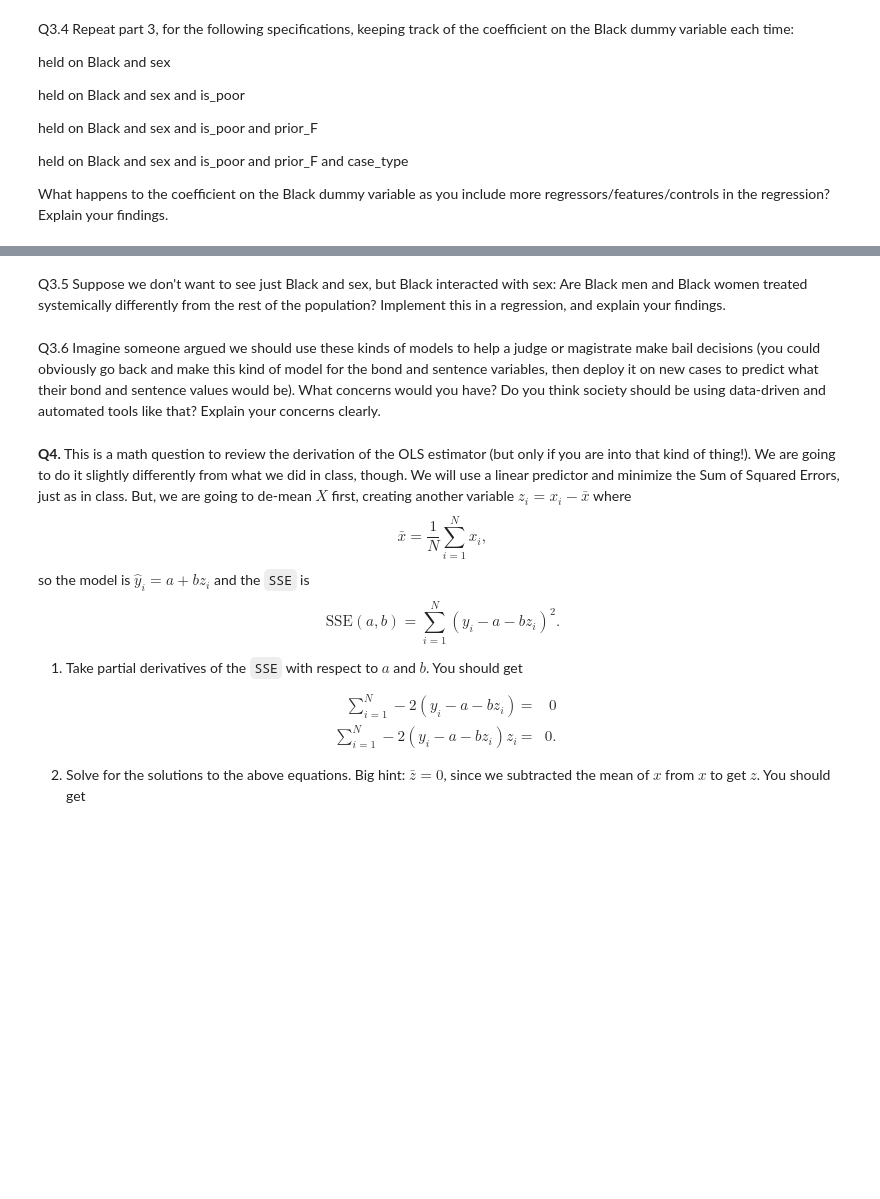
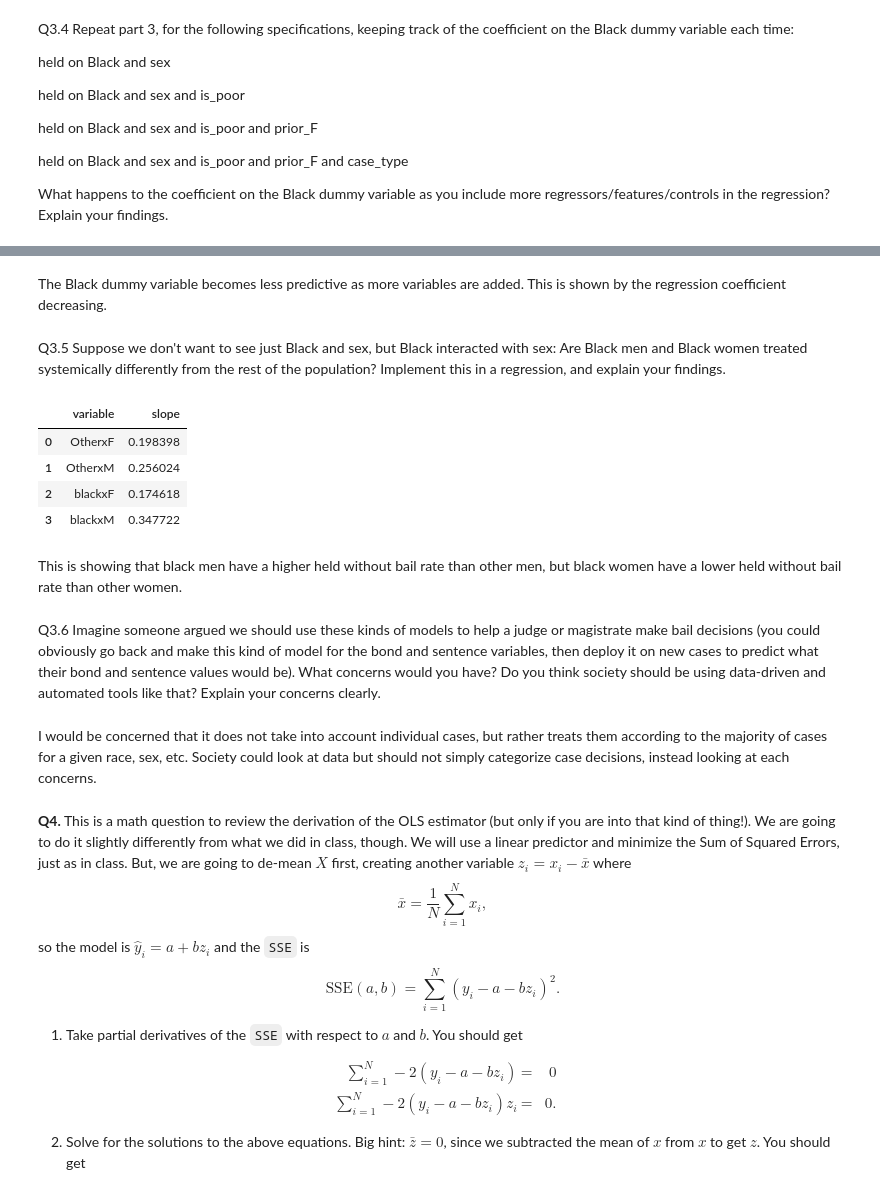
Before and after one commit to vnewsome/linearRegression, a Jupyter notebook: assignment.ipynb, the cells around one changed output, grey strips where cells are left out. Saved outputs shown, nothing was run; the diff lists cells and outputs as text; code cells hidden in the pictures; blank space fills up the shorter version.

```diff
--- a/assignment.ipynb
+++ b/assignment.ipynb
@@ -398,7 +409,27 @@ TypeError: Feature names are only supported if all input features have string na
+# %% [markdown]
+The Black dummy variable becomes less predictive as more variables are added. This is shown by the regression coefficient decreasing.
 # %% [markdown]
 Q3.5 Suppose we don't want to see just Black and sex, but Black interacted with sex: Are Black men and Black women treated systemically differently from the rest of the population? Implement this in a regression, and explain your findings.
+# %%
+df['race_sex'] = df['black'].replace([0,1],['Other','black'])+'x'+df['sex']
+# %%
+y = df['held_wo_bail']
+X = pd.get_dummies(df['race_sex'],dtype=int)
+reg = LinearRegression(fit_intercept=False).fit(X,y)
+df = pd.DataFrame({'variable': X.columns, 'slope':reg.coef_})
+df
+# %% [output]
+|  | variable | slope |
+| 0 | OtherxF | 0.198398 |
+| 1 | OtherxM | 0.256024 |
+| 2 | blackxF | 0.174618 |
+| 3 | blackxM | 0.347722 |
+# %% [markdown]
+This is showing that black men have a higher held without bail rate than other men, but black women have a lower held without bail rate than other women.
 # %% [markdown]
 Q3.6 Imagine someone argued we should use these kinds of models to help a judge or magistrate make bail decisions (you could obviously go back and make this kind of model for the bond and sentence variables, then deploy it on new cases to predict what their bond and sentence values would be). What concerns would you have? Do you think society should be using data-driven and automated tools like that? Explain your concerns clearly.
+# %% [markdown]
+I would be concerned that it does not take into account individual cases, but rather treats them according to the majority of cases for a given race, sex, etc. Society could look at data but should not simply categorize case decisions, instead looking at each concerns.
 # %% [markdown]
 **Q4.** This is a math question to review the derivation of the OLS estimator (but only if you are into that kind of thing!). We are going to do it slightly differently from what we did in class, though. We will use a linear predictor and minimize the Sum of Squared Errors, just as in class. But, we are going to de-mean $X$ first, creating another variable $z_i = x_i - \bar{x}$ where
 $$
```
Also changed, not shown: parts of 9 cells of this notebook.
